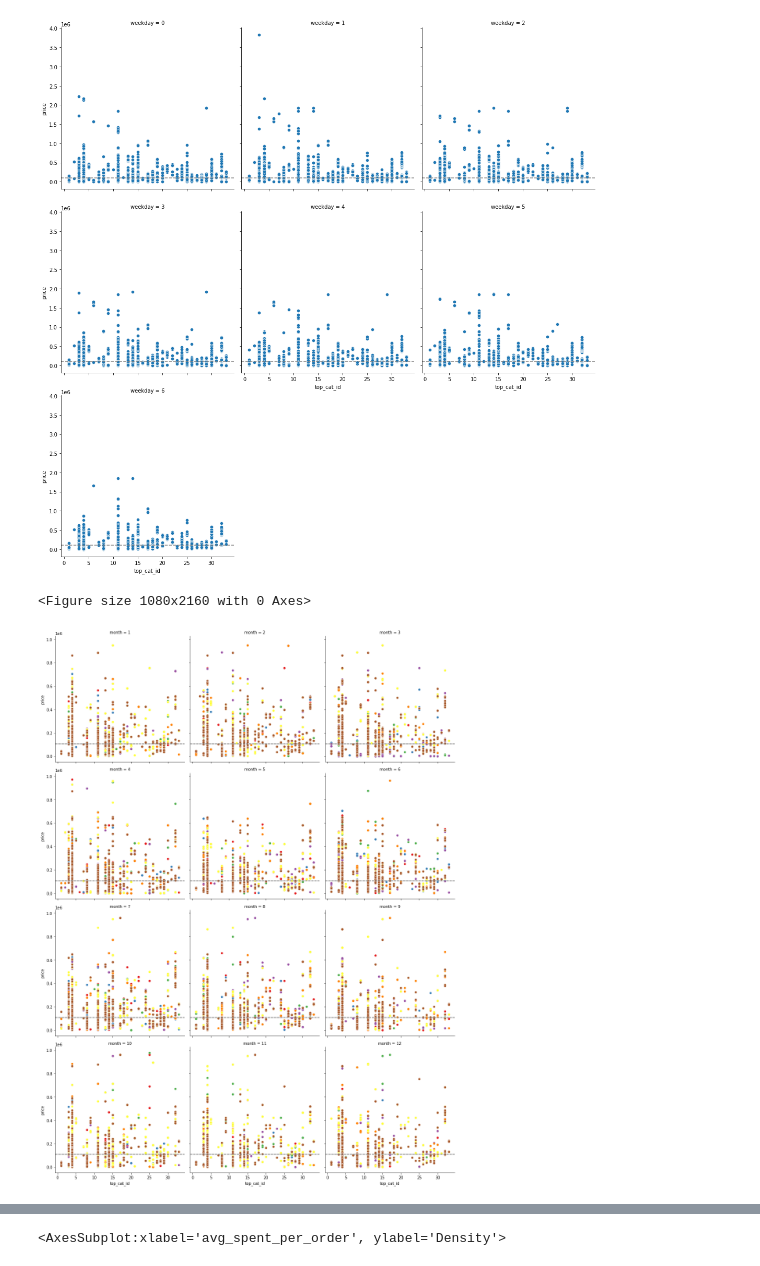
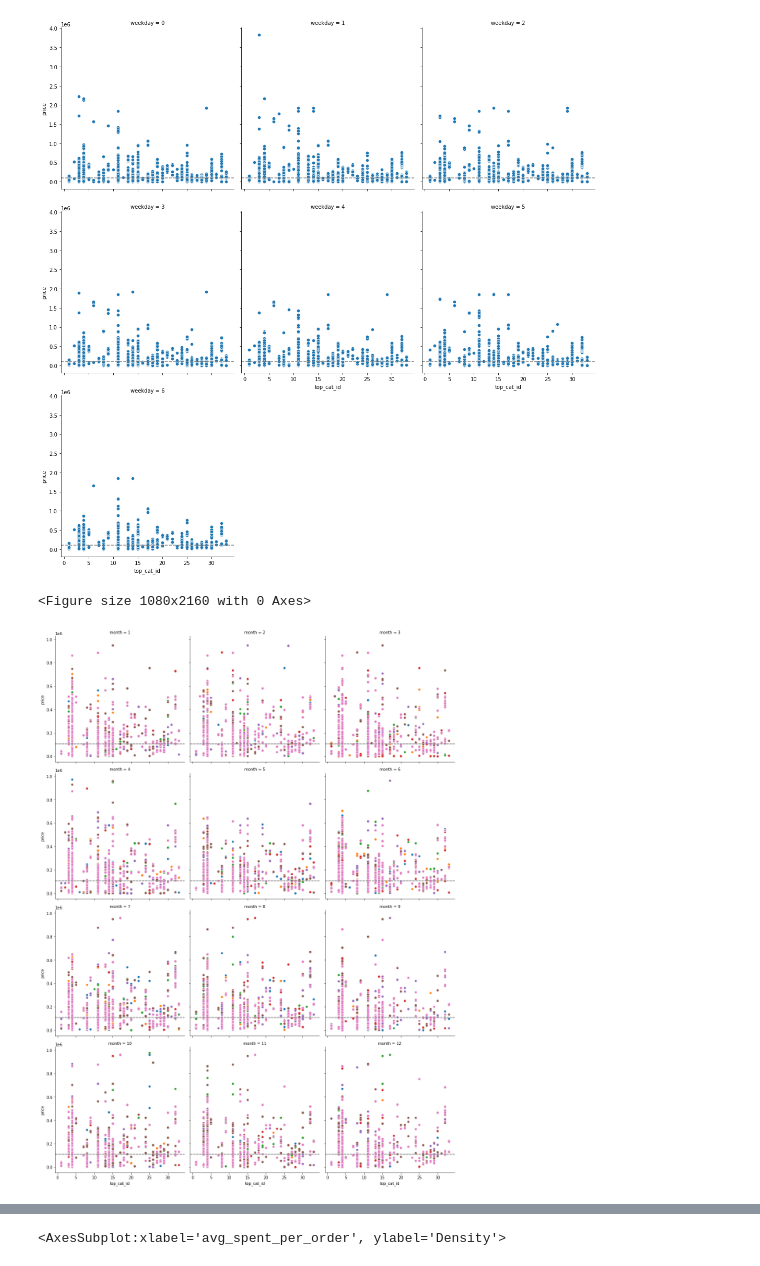
Before and after one commit to yingli/datasciencelifecycle, a Jupyter notebook: sample_code/NB05.ipynb, the cells around one changed output, grey strips where cells are left out. Cells and saved outputs as stored; diff of their text form; code cells hidden in the pictures.

```diff
--- a/sample_code/NB05.ipynb
+++ b/sample_code/NB05.ipynb
@@ -444,10 +444,11 @@ g.refline(y=baskets1["price"].median())
 # %%
 baskets1 = baskets.drop(baskets[baskets['price']> 1000000].index,axis=0)
 plt.figure(figsize=(15,30))
-g = sns.FacetGrid(baskets1, col="month", hue='weekday', palette="Set1", height=5, col_wrap=3)
+g = sns.FacetGrid(baskets1, col="month", hue='weekday', height=5, col_wrap=3)
+
 g.map_dataframe(sns.scatterplot, x="top_cat_id",y="price")
 g.refline(y=baskets1["price"].median())
 # %% [output]
 <Figure size 1080x2160 with 0 Axes>
-[figure, old version]
+[figure, new version]
 # %%
```
Also changed, not shown: parts of 1 cell of this notebook, 5 other files.
